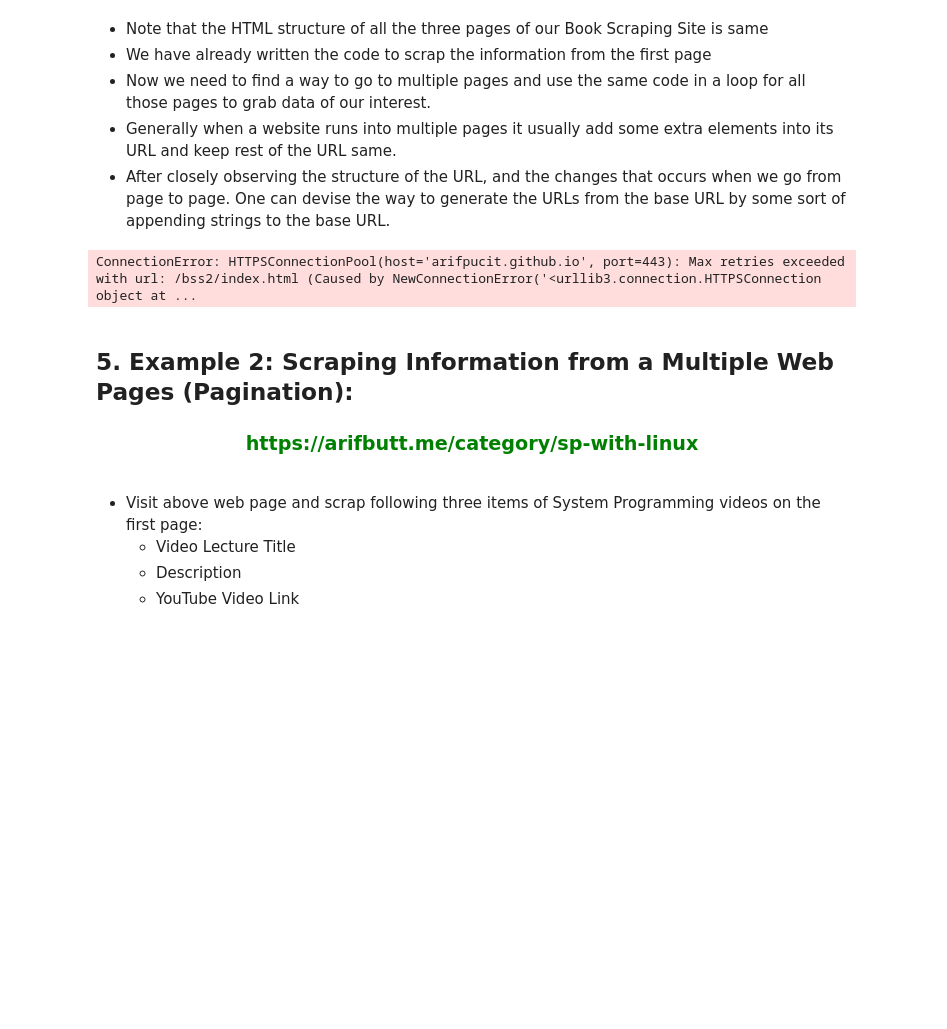
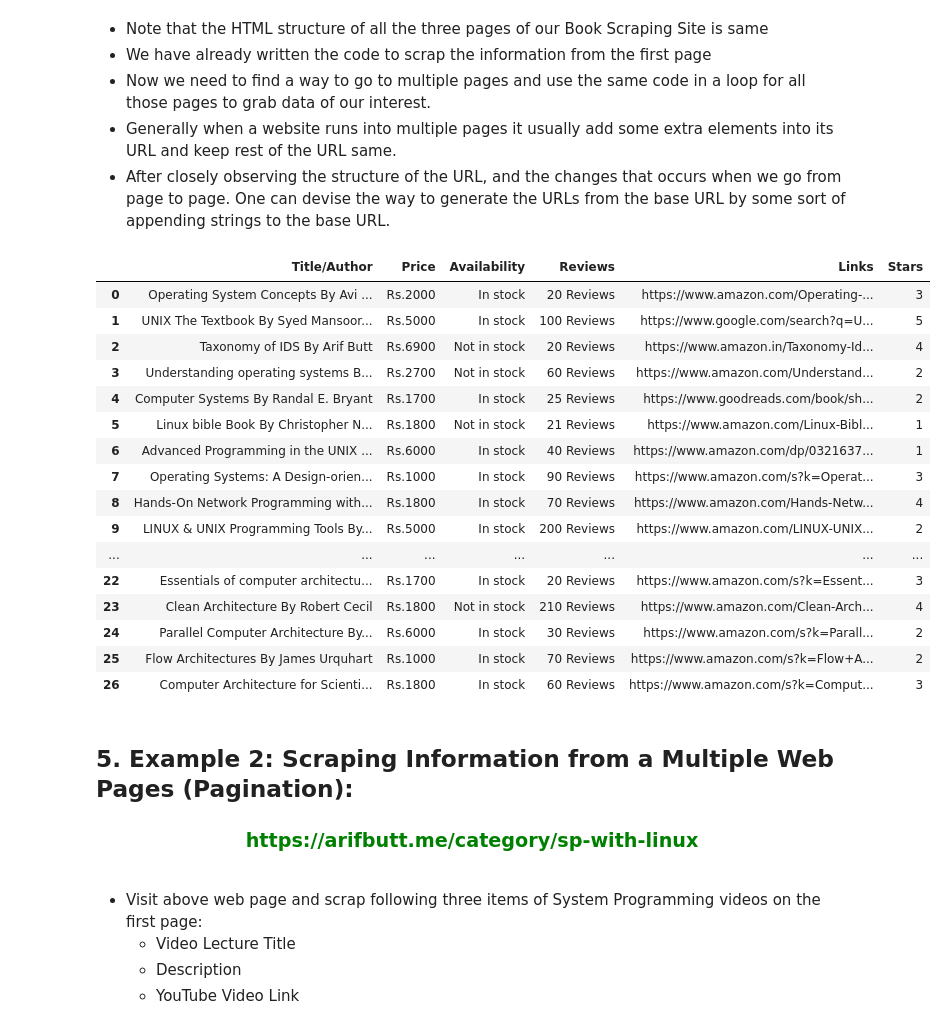
Before and after one commit to MuhammadSheraza002/Data-Acquisition, a Jupyter notebook: Lec-6 (Web-Scraping-using-BeautifulSoup).ipynb, the cells around one changed output. Drawn from its saved outputs; the diff is of its cells as text; code cells hidden in the pictures; blank space fills up the shorter version.

```diff
--- a/Lec-6 (Web-Scraping-using-BeautifulSoup).ipynb
+++ b/Lec-6 (Web-Scraping-using-BeautifulSoup).ipynb
@@ -572,3 +582,8 @@ sp_reviews
  <p class="review green" data-rating="40">40 Reviews</p>,
  <p class="review green" data-rating="90">90 Reviews</p>,
  <p class="review green" data-rating="70">70 Reviews</p>]
+# %%
+reviews = []
+for review in sp_reviews:
+    reviews.append(int(review.text.split()[0])) ## get() method is passwed an attribute and it returns its value
+print(reviews)
@@ -677,7 +719,7 @@ FILE
 import csv
 import pandas as pd
 
-fd = open('books2.csv', 'wt')
+fd = open('./Dataset/books2.csv', 'wt')
 csv_writer = csv.writer(fd)
 
 csv_writer.writerow(['Title/Author', 'Price', 'Availability', 'Reviews', 'Links', 'Stars'])
@@ -686,6 +728,6 @@ for i in range(len(titles)):
     csv_writer.writerow([titles[i], prices[i], availability[i], reviews[i], links[i], stars[i]])
 
 fd.close()
-df = pd.read_csv('books2.csv')
+df = pd.read_csv('./Dataset/books2.csv')
 df
 # %% [output]
@@ -777,36 +837,52 @@ def books(soup):
     data = soup.find_all('p', class_="book_name")
     sp_links=[]
     for val in data:
         sp_links.append(val.find('a').get('href'))
     books = soup.find_all('div',{'class','book_container'})
     for book in books:
         stars.append(5 - len(book.find_all('span',{'class','not_filled'})))
 
     for i in range(len(sp_titles)):
         titles.append(sp_titles[i].text)
         prices.append(sp_prices[i].text)
         availability.append(sp_availability[i].text)
         reviews.append(sp_reviews[i].text)
         links.append(sp_links[i])
 
 
 urls = ['https://arifpucit.github.io/bss2/index.html',
         'https://arifpucit.github.io/bss2/SP.html',
         'https://arifpucit.github.io/bss2/CA.html']
 for url in urls:
     resp = requests.get(url)
     soup = BeautifulSoup(resp.text, 'lxml')
     books(soup)
 
 # Creating a dataframe and saving data in a csv file
 data = {'Title/Author':titles, 'Price':prices, 'Availability':availability,
         'Reviews':reviews, 'Links':links, 'Stars':stars}
 df = pd.DataFrame(data, columns=['Title/Author', 'Price', 'Availability', 'Reviews', 'Links', 'Stars'])
-df.to_csv('books3.csv', index=False)
-df = pd.read_csv('books3.csv')
+df.to_csv('./Dataset/books3.csv', index=False)
+df = pd.read_csv('./Dataset/books3.csv')
 df
 # %% [output]
-ConnectionError: HTTPSConnectionPool(host='arifpucit.github.io', port=443): Max retries exceeded with url: /bss2/index.html (Caused by NewConnectionError('<urllib3.connection.HTTPSConnection object at ...
+|  | Title/Author | Price | Availability | Reviews | Links | Stars |
+| 0 | Operating System Concepts By Avi ... | Rs.2000 | In stock | 20 Reviews | https://www.amazon.com/Operating-... | 3 |
+| 1 | UNIX The Textbook By Syed Mansoor... | Rs.5000 | In stock | 100 Reviews | https://www.google.com/search?q=U... | 5 |
+| 2 | Taxonomy of IDS By Arif Butt | Rs.6900 | Not in stock | 20 Reviews | https://www.amazon.in/Taxonomy-Id... | 4 |
+| 3 | Understanding operating systems B... | Rs.2700 | Not in stock | 60 Reviews | https://www.amazon.com/Understand... | 2 |
+| 4 | Computer Systems By Randal E. Bryant | Rs.1700 | In stock | 25 Reviews | https://www.goodreads.com/book/sh... | 2 |
+| 5 | Linux bible Book By Christopher N... | Rs.1800 | Not in stock | 21 Reviews | https://www.amazon.com/Linux-Bibl... | 1 |
+| 6 | Advanced Programming in the UNIX ... | Rs.6000 | In stock | 40 Reviews | https://www.amazon.com/dp/0321637... | 1 |
+| 7 | Operating Systems: A Design-orien... | Rs.1000 | In stock | 90 Reviews | https://www.amazon.com/s?k=Operat... | 3 |
+| 8 | Hands-On Network Programming with... | Rs.1800 | In stock | 70 Reviews | https://www.amazon.com/Hands-Netw... | 4 |
+| 9 | LINUX & UNIX Programming Tools By... | Rs.5000 | In stock | 200 Reviews | https://www.amazon.com/LINUX-UNIX... | 2 |
+| ... | ... | ... | ... | ... | ... | ... |
+| 22 | Essentials of computer architectu... | Rs.1700 | In stock | 20 Reviews | https://www.amazon.com/s?k=Essent... | 3 |
+| 23 | Clean Architecture By Robert Cecil | Rs.1800 | Not in stock | 210 Reviews | https://www.amazon.com/Clean-Arch... | 4 |
+| 24 | Parallel Computer Architecture By... | Rs.6000 | In stock | 30 Reviews | https://www.amazon.com/s?k=Parall... | 2 |
+| 25 | Flow Architectures By James Urquhart | Rs.1000 | In stock | 70 Reviews | https://www.amazon.com/s?k=Flow+A... | 2 |
+| 26 | Computer Architecture for Scienti... | Rs.1800 | In stock | 60 Reviews | https://www.amazon.com/s?k=Comput... | 3 |
 # %% [markdown]
 ## 5. Example 2: Scraping Information from a Multiple Web Pages (Pagination):
 <h3 align="center" style="color:green">https://arifbutt.me/category/sp-with-linux</h3>
```
Also changed, not shown: parts of 29 cells of this notebook.
